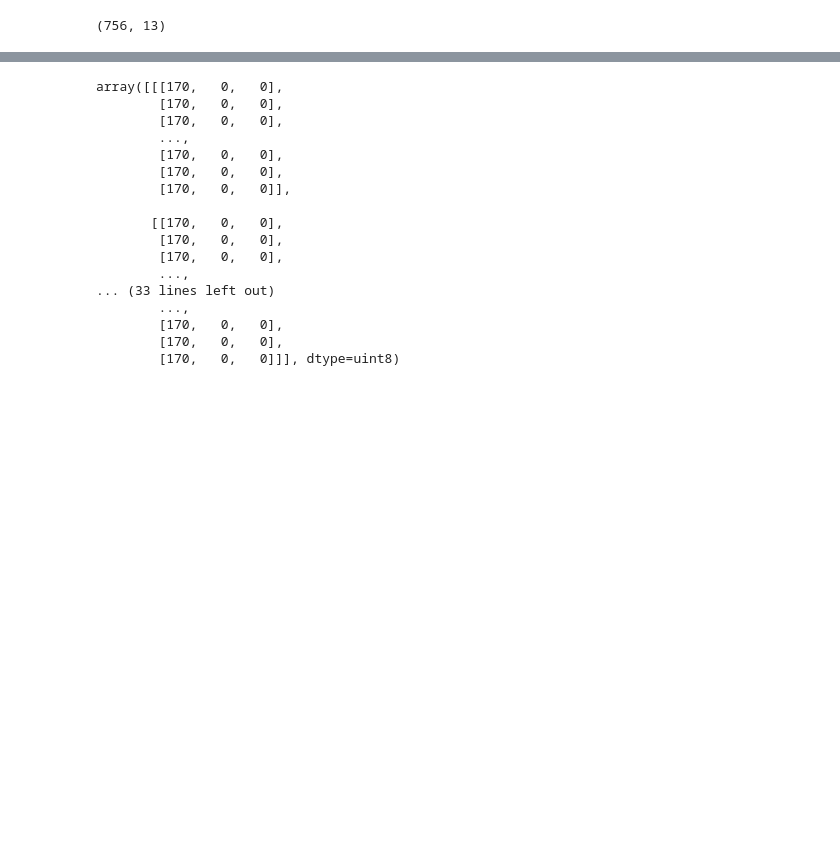
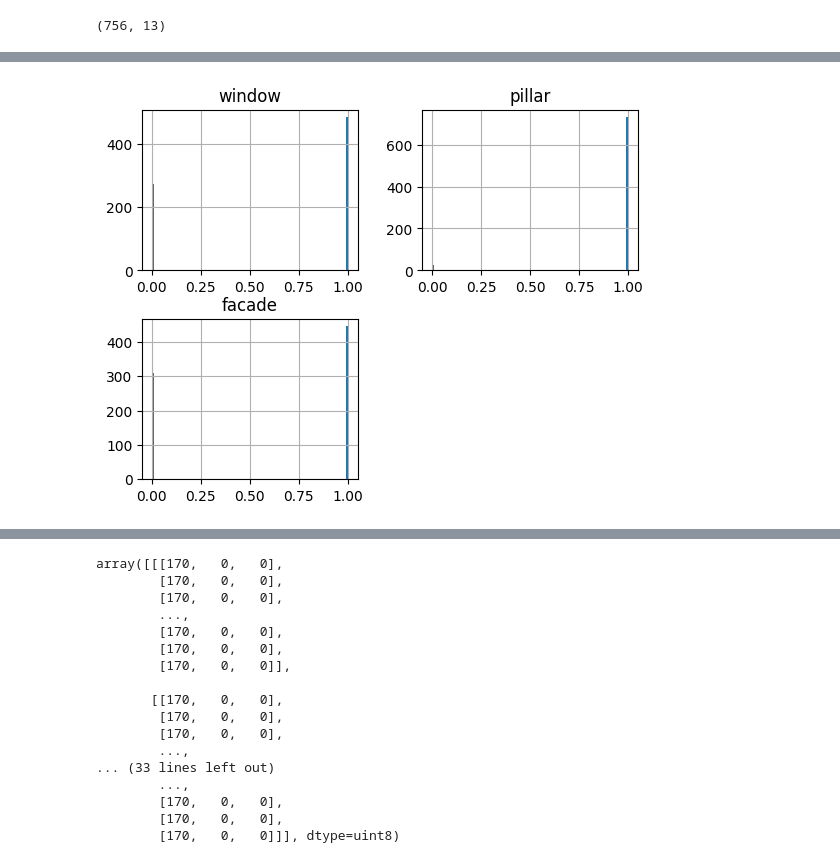
Before and after one commit to ybezginova2016/CV_BuildingAnalytics, a Jupyter notebook: preprocessing.ipynb, the cells around one changed output, grey strips where cells are left out. Saved outputs shown, nothing was run; the diff lists cells and outputs as text; code cells hidden in the pictures; blank space fills up the shorter version.

```diff
--- a/preprocessing.ipynb
+++ b/preprocessing.ipynb
@@ -44,0 +50,4 @@ labels.shape
+# %%
+labels[['window', 'pillar', 'facade']].hist(bins=100);
+# %% [output]
+[figure, added]
```
Also changed, not shown: parts of 20 cells of this notebook, 1 other file.
